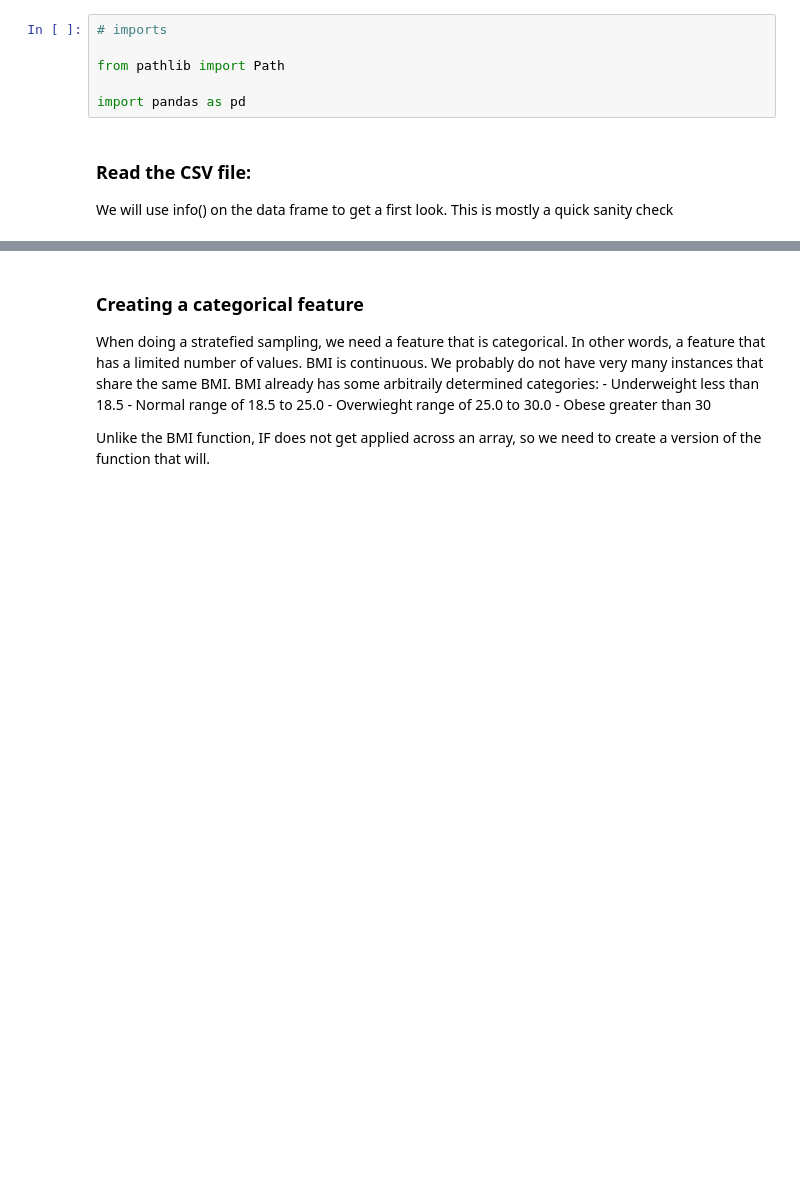
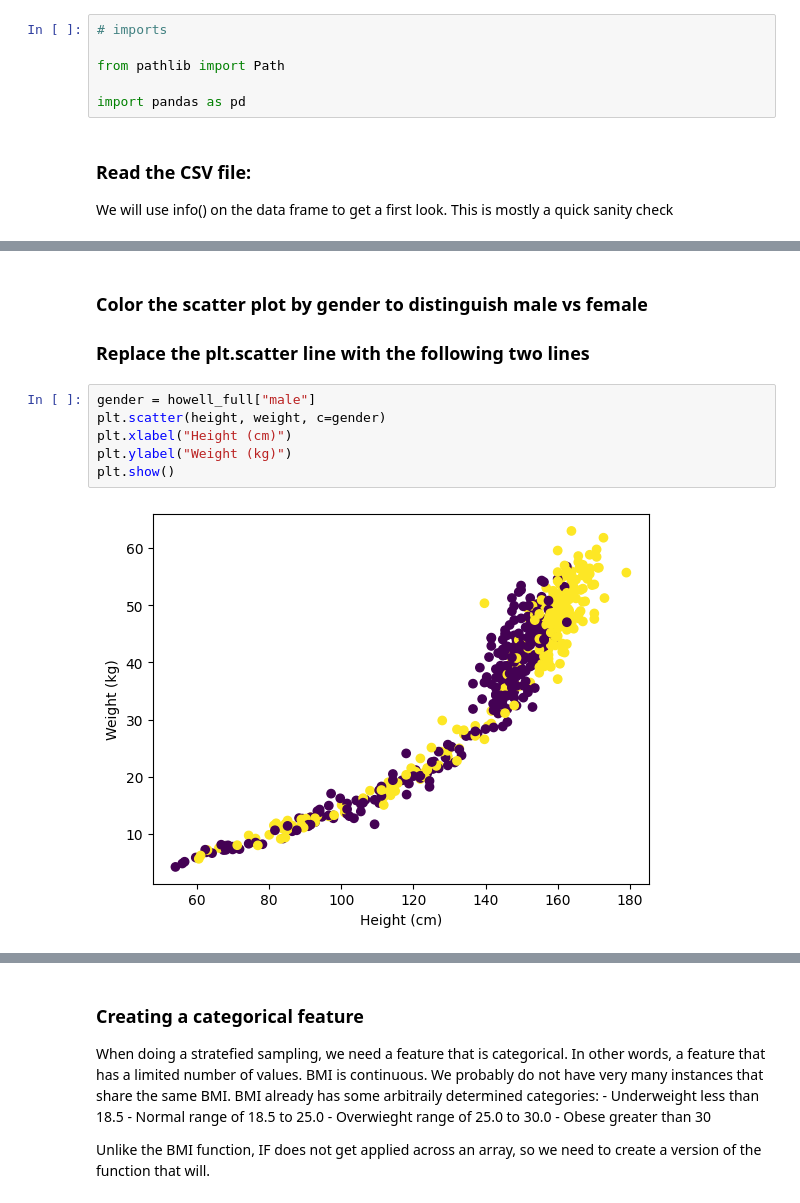
Before and after one commit to bfuemmeler/applied-ml-fuemmeler, a Jupyter notebook: notebooks/example02/lab2_starter.ipynb, the cells around one changed output, grey strips where cells are left out. Cells and saved outputs as stored; diff of their text form; blank space fills up the shorter version.

```diff
--- a/notebooks/example02/lab2_starter.ipynb
+++ b/notebooks/example02/lab2_starter.ipynb
@@ -27,0 +90,11 @@ howell_full: pd.DataFrame = pd.read_csv(data_path)
+# %% [markdown]
+### Color the scatter plot by gender to distinguish male vs female
+### Replace the plt.scatter line with the following two lines
+# %%
+gender = howell_full["male"]
+plt.scatter(height, weight, c=gender)
+plt.xlabel("Height (cm)")
+plt.ylabel("Weight (kg)")
+plt.show()
+# %% [output]
+[figure, added]
```
Also changed, not shown: parts of 23 cells of this notebook, 2 other files.
